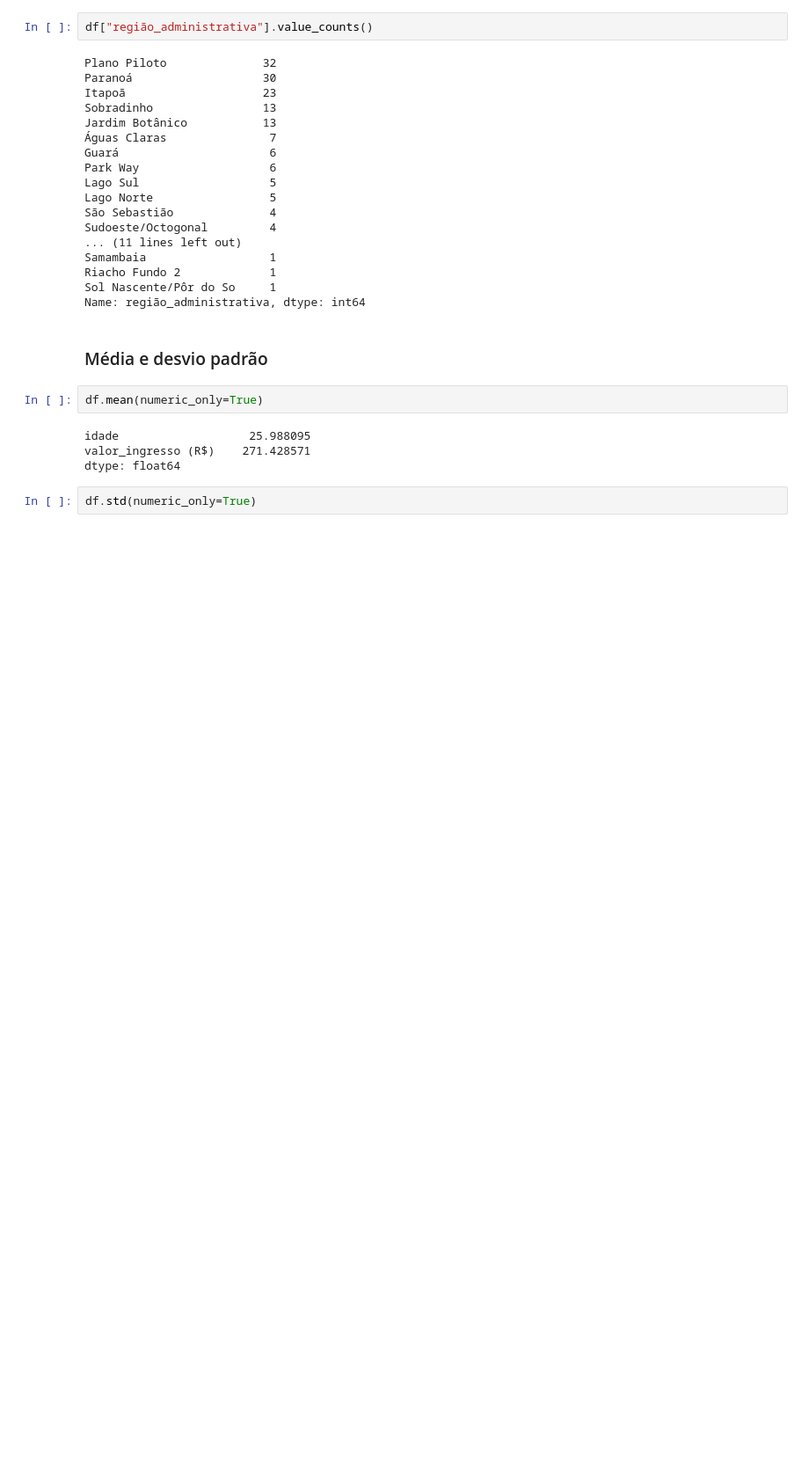
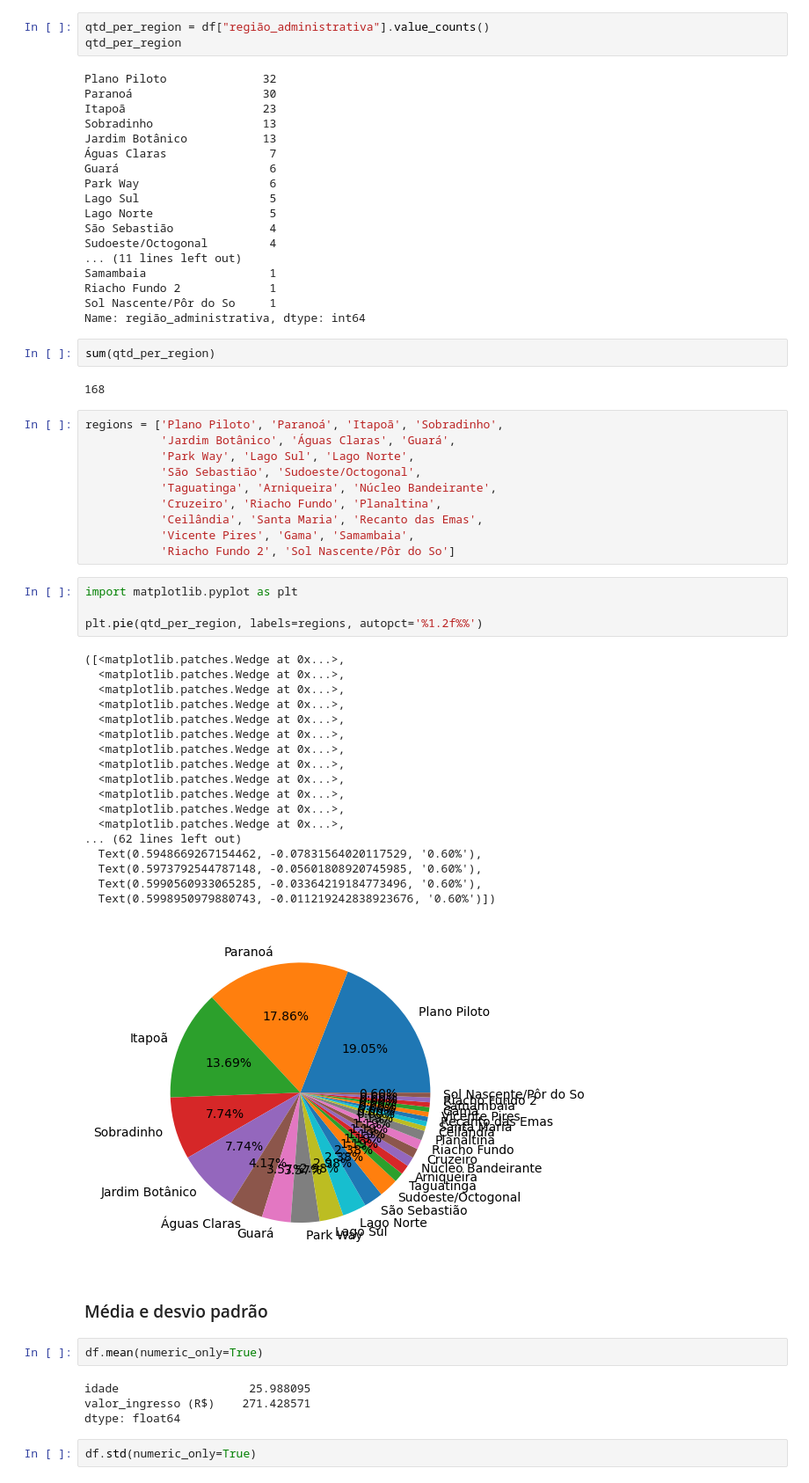
Before and after one commit to n3vrmr/data_studies, a Jupyter notebook: fcm_festival_alfa.ipynb, the cells around one changed output. Shown: that part at 88% size. Saved outputs shown, nothing was run; the diff lists cells and outputs as text; blank space fills up the shorter version.

```diff
--- a/fcm_festival_alfa.ipynb
+++ b/fcm_festival_alfa.ipynb
@@ -189,7 +191,8 @@ Name: atividades_ambos_turnos, dtype: int64
 # %% [markdown]
 ### Quantas pessoas responderam por região
 # %%
-df["região_administrativa"].value_counts()
+qtd_per_region = df["região_administrativa"].value_counts()
+qtd_per_region
 # %% [output]
 Plano Piloto              32
 Paranoá                   30
@@ -208,6 +211,43 @@ Samambaia                  1
 Riacho Fundo 2             1
 Sol Nascente/Pôr do So     1
 Name: região_administrativa, dtype: int64
+# %%
+sum(qtd_per_region)
+# %% [output]
+168
+# %%
+regions = ['Plano Piloto', 'Paranoá', 'Itapoã', 'Sobradinho',
+           'Jardim Botânico', 'Águas Claras', 'Guará',
+           'Park Way', 'Lago Sul', 'Lago Norte',
+           'São Sebastião', 'Sudoeste/Octogonal',
+           'Taguatinga', 'Arniqueira', 'Núcleo Bandeirante',
+           'Cruzeiro', 'Riacho Fundo', 'Planaltina',
+           'Ceilândia', 'Santa Maria', 'Recanto das Emas',
+           'Vicente Pires', 'Gama', 'Samambaia',
+           'Riacho Fundo 2', 'Sol Nascente/Pôr do So']
+# %%
+import matplotlib.pyplot as plt
+
+plt.pie(qtd_per_region, labels=regions, autopct='%1.2f%%')
+# %% [output]
+([<matplotlib.patches.Wedge at 0x...>,
+  <matplotlib.patches.Wedge at 0x...>,
+  <matplotlib.patches.Wedge at 0x...>,
+  <matplotlib.patches.Wedge at 0x...>,
+  <matplotlib.patches.Wedge at 0x...>,
+  <matplotlib.patches.Wedge at 0x...>,
+  <matplotlib.patches.Wedge at 0x...>,
+  <matplotlib.patches.Wedge at 0x...>,
+  <matplotlib.patches.Wedge at 0x...>,
+  <matplotlib.patches.Wedge at 0x...>,
+  <matplotlib.patches.Wedge at 0x...>,
+  <matplotlib.patches.Wedge at 0x...>,
+... (62 lines left out)
+  Text(0.5948669267154462, -0.07831564020117529, '0.60%'),
+  Text(0.5973792544787148, -0.05601808920745985, '0.60%'),
+  Text(0.5990560933065285, -0.03364219184773496, '0.60%'),
+  Text(0.5998950979880743, -0.011219242838923676, '0.60%')])
+[figure, added]
 # %% [markdown]
 ### Média e desvio padrão
 # %%
```
Also changed, not shown: parts of 12 cells of this notebook.
